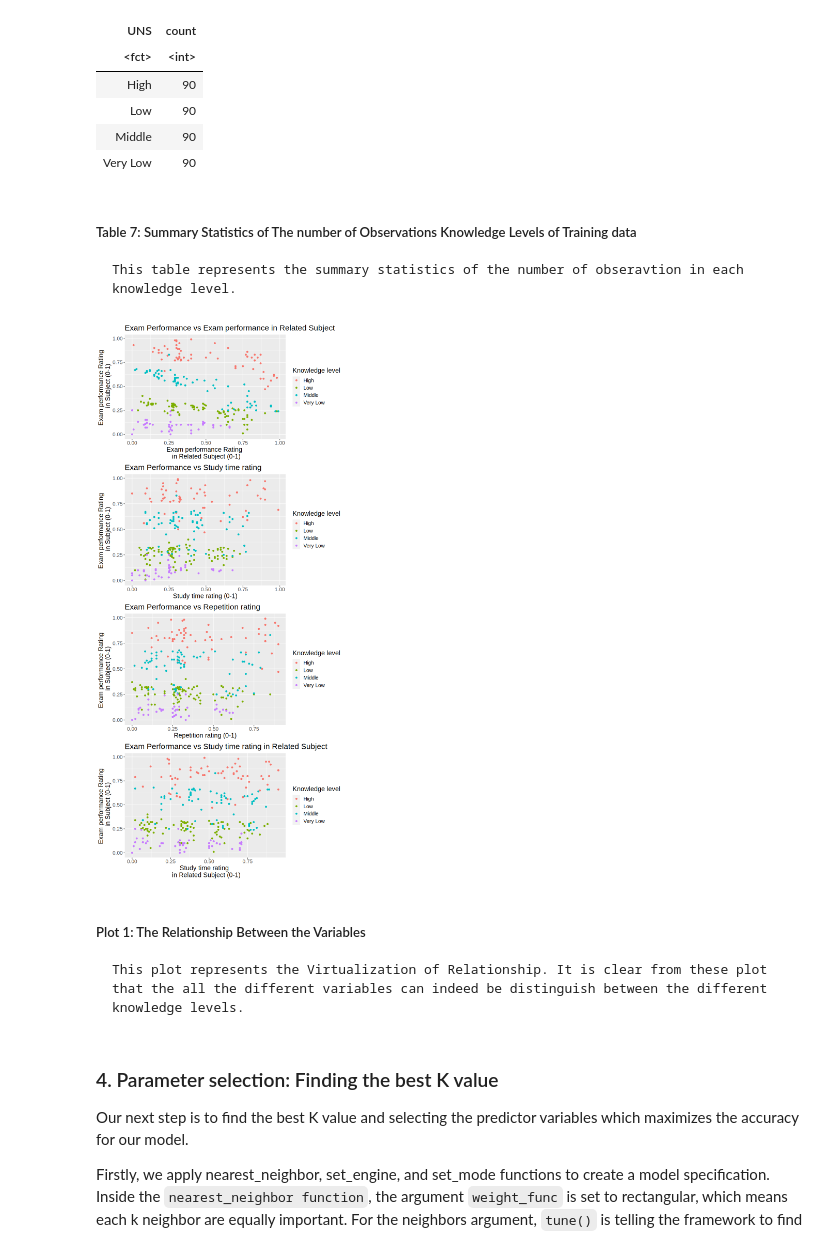
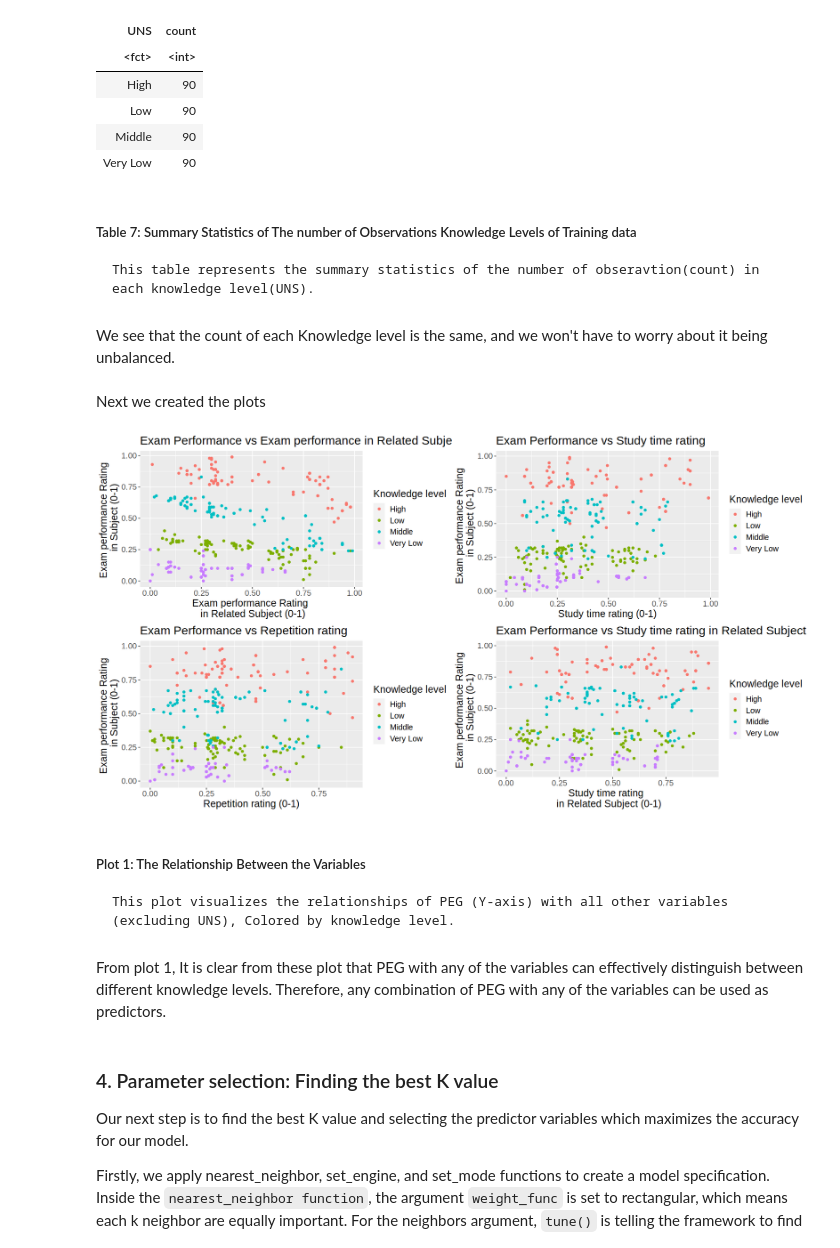
Before and after one commit to HeisSteve/-Students-Knowledge-Status-Classification-modeling-, a Jupyter notebook: Group_project_report.ipynb, the cells around one changed output. Cells and saved outputs as stored; diff of their text form; code cells hidden in the pictures.

Commit message:
added to the table labels, and project question

```diff
--- a/Group_project_report.ipynb
+++ b/Group_project_report.ipynb
@@ -261,44 +260,52 @@ A tibble: 4 × 2
 | Very Low | 90 |
 # %% [markdown]
 ##### Table 7: Summary Statistics of The number of Observations Knowledge Levels of Training data
-    This table represents the summary statistics of the number of obseravtion in each knowledge level.
+    This table represents the summary statistics of the number of obseravtion(count) in each knowledge level(UNS).
+# %% [markdown]
+We see that the count of each Knowledge level is the same, and we won't have to worry about it being unbalanced.
+# %% [markdown]
+Next we created the plots
 # %%
-options(repr.plot.height = 18, repr.plot.width = 8)
+options(repr.plot.height = 8, repr.plot.width = 15)
+# craeting plot for comparing PRG with LPR
 data_plot_LPR_PEG <- ggplot(knowledge_data_split_train, aes(x= LPR,y= PEG, color = UNS))+
     geom_point() +
     labs(x="Exam performance Rating \n in Related Subject (0-1)", y= "Exam performance Rating \n in Subject (0-1)", color = "Knowledge level")+
     ggtitle("Exam Performance vs Exam performance in Related Subject")+
     theme(text = element_text(size = 15))
 
-
+# craeting plot for comparing STG with LPR
 data_plot_STG_PEG <- ggplot(knowledge_data_split_train, aes(x= STG,y= PEG, color = UNS))+
     geom_point() +
     labs(x="Study time rating (0-1)", y= "Exam performance Rating \n in Subject (0-1)", color = "Knowledge level")+
     ggtitle("Exam Performance vs Study time rating")+
     theme(text = element_text(size = 15))
 
-
+# craeting plot for comparing SCG with LPR
 data_plot_SCG_PEG <- ggplot(knowledge_data_split_train, aes(x= SCG,y= PEG, color = UNS))+
     geom_point() +
     labs(x="Repetition rating (0-1)", y= "Exam performance Rating \n in Subject (0-1)", color = "Knowledge level")+
     ggtitle("Exam Performance vs Repetition rating ")+
     theme(text = element_text(size = 15))
 
-
+# craeting plot for comparing STR with LPR
 data_plot_STR_PEG <- ggplot(knowledge_data_split_train, aes(x= STR,y= PEG, color = UNS))+
     geom_point() +
     labs(x="Study time rating \n in Related Subject (0-1)", y= "Exam performance Rating \n in Subject (0-1)", color = "Knowledge level")+
     ggtitle("Exam Performance vs Study time rating in Related Subject")+
     theme(text = element_text(size = 15))
 
 
-
-plot_grid(data_plot_LPR_PEG, data_plot_STG_PEG, data_plot_SCG_PEG, data_plot_STR_PEG, ncol = 1)
+# putting all the plots into one
+compare_plot <- plot_grid(data_plot_LPR_PEG, data_plot_STG_PEG, data_plot_SCG_PEG, data_plot_STR_PEG, ncol = 2)
+compare_plot
 # %% [output]
-[figure, old version]
+[figure, new version]
 # %% [markdown]
 ##### Plot 1: The Relationship Between the Variables
-    This plot represents the Virtualization of Relationship. It is clear from these plot that the all the different variables can indeed be distinguish between the different knowledge levels.
+    This plot visualizes the relationships of PEG (Y-axis) with all other variables (excluding UNS), Colored by knowledge level.
+# %% [markdown]
+From plot 1, It is clear from these plot that PEG with any of the variables can effectively distinguish between different knowledge levels. Therefore, any combination of PEG with any of the variables can be used as predictors.
 # %% [markdown]
 ### 4. Parameter selection: Finding the best K value
 Our next step is to find the best K value and selecting the predictor variables  which maximizes the accuracy for our model.
```
Also changed, not shown: parts of 18 cells of this notebook.
